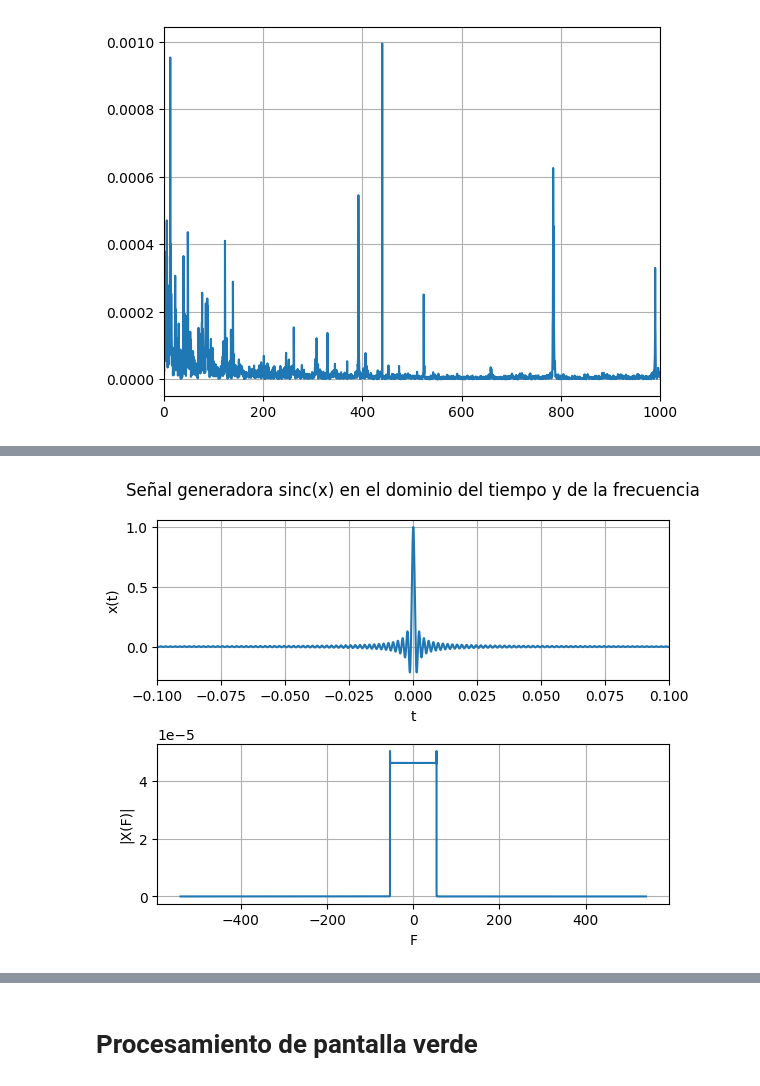
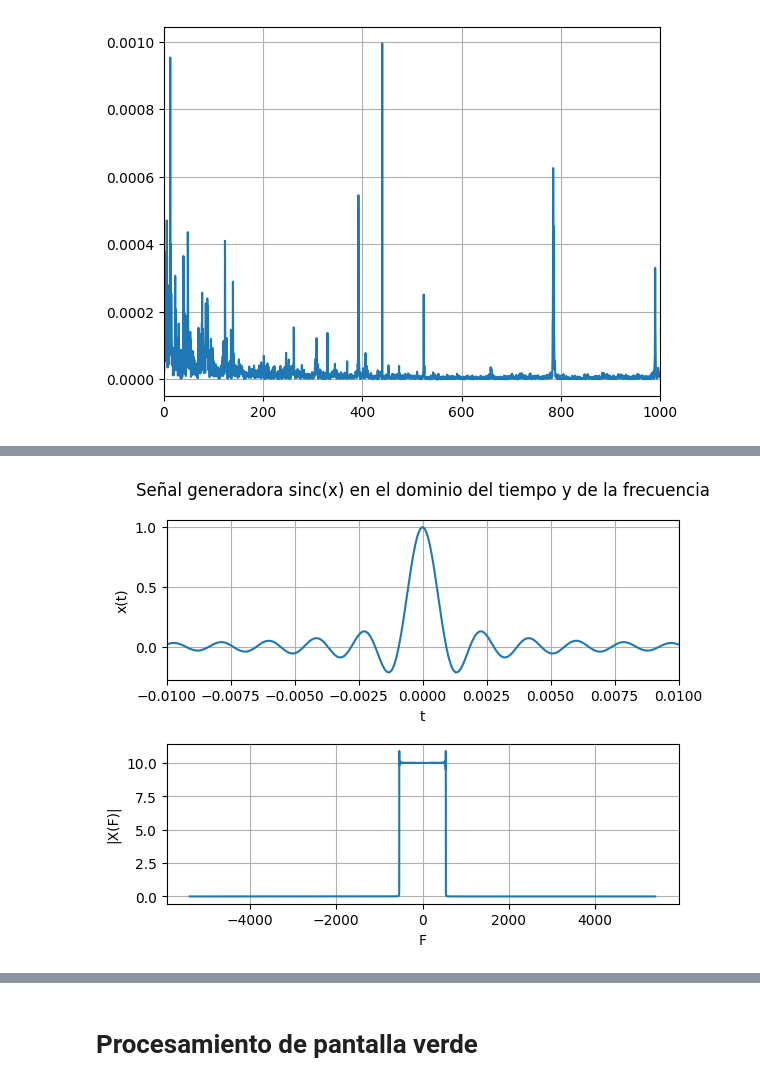
Before and after one commit to andresosorios23/digital_signal_processing, a Jupyter notebook: task_1/task.ipynb, the cells around one changed output, grey strips where cells are left out. Cells and saved outputs as stored; diff of their text form; code cells hidden in the pictures.

```diff
--- a/task_1/task.ipynb
+++ b/task_1/task.ipynb
@@ -176,23 +183,23 @@ ax2.grid()
 # %%
-t_gen = np.arange(-10, 10, 1 / (10*FS))
+t_gen = np.arange(-1, 1, 1 / (10*FS))
 
-generator_signal = np.sin(FS * t_gen * np.pi) / (FS * t_gen * np.pi)
+generator_signal = np.sinc(FS * t_gen)
 
-X = abs(np.fft.fftshift(np.fft.fft(generator_signal))) / len(generator_signal)
-F = ((np.arange(0, len(generator_signal))) / len(generator_signal) - 0.5) * FS
+X = abs(np.fft.fftshift(np.fft.fft(generator_signal)))
+F = np.fft.fftshift(np.fft.fftfreq(len(generator_signal), 1 / (10*FS)))
 
 fig, (ax1, ax2) = plt.subplots(2, 1)
 plt.subplots_adjust(left=0.1, bottom=0.1, right=0.9, top=0.9, wspace=0.4, hspace=0.4)
 fig.suptitle("Señal generadora sinc(x) en el dominio del tiempo y de la frecuencia")
 ax1.plot(t_gen, generator_signal)
-ax1.set_xlim([-0.1, 0.1])
+ax1.set_xlim([-0.01, 0.01])
 ax1.set_ylabel("x(t)")
 ax1.set_xlabel("t")
 ax1.grid()
 ax2.plot(F, X)
 ax2.set_ylabel("|X(F)|")
 ax2.set_xlabel("F")
-ax2.set_xlim([-1.1* FS / 2, 1.1 * FS / 2])
+ax2.set_xlim([-1.1* 10*FS / 2, 1.1 * 10*FS / 2])
 ax2.grid()
 # %% [output]
-[figure, old version]
+[figure, new version]
```
Also changed, not shown: parts of 10 cells of this notebook, 1 other file.
